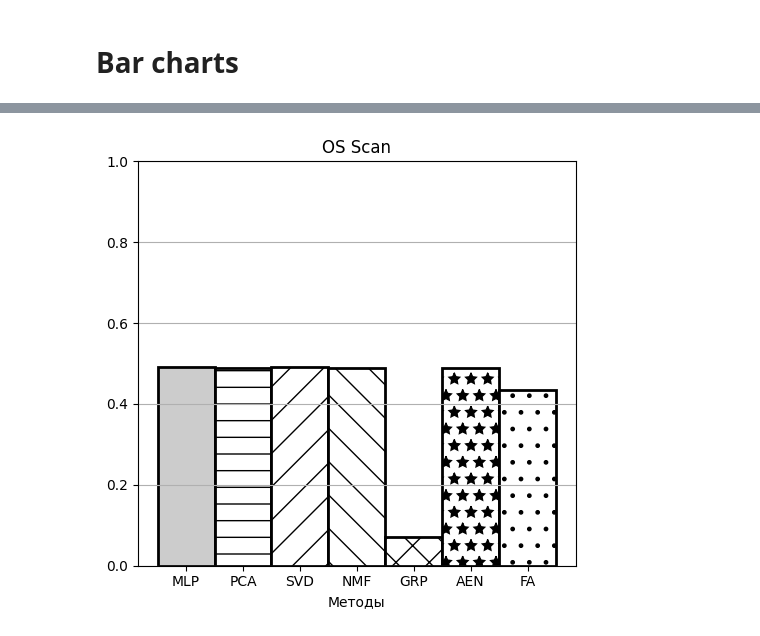
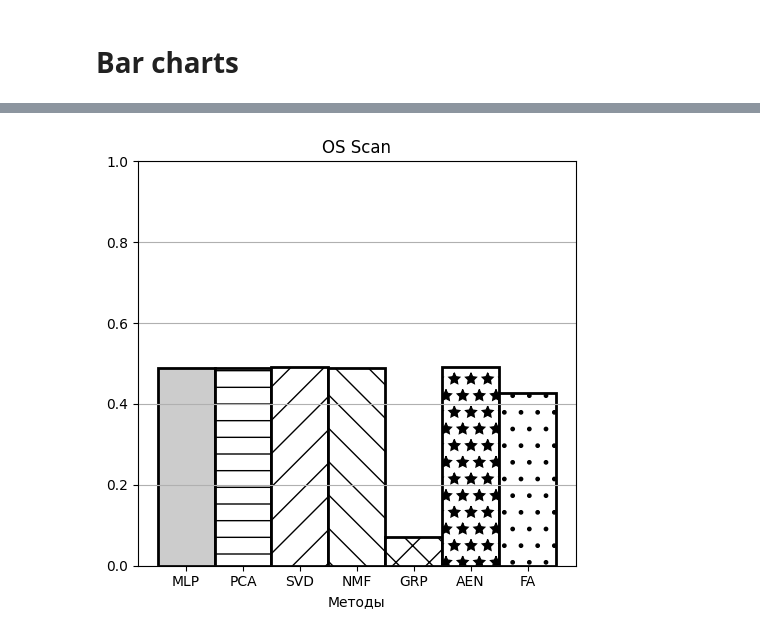
Before and after one commit to av-troshin77/computer_network_anomaly, a Jupyter notebook: Bar_charts.ipynb, the cells around one changed output, grey strips where cells are left out. Cells and saved outputs as stored; diff of their text form; code cells hidden in the pictures.

Commit message:
Add results

```diff
--- a/Bar_charts.ipynb
+++ b/Bar_charts.ipynb
@@ -48,0 +31,16 @@ color_bar_plot(0)
+# %%
+AP_list = [MLP_AP, PCA_AP, SVD_AP, NMF_AP, GRP_AP, AEN_AP, FA_AP]
+AUC_list =[MLP_AUC, PCA_AUC, SVD_AUC, NMF_AUC, GRP_AUC, AEN_AUC, FA_AUC]
+# %%
+# create data dictionaries
+AP = dict()
+AUC = dict()
+i=0
+for m in methods:
+    AP[m]=dict(zip(attacks,AP_list[i]))
+    AUC[m]=dict(zip(attacks,AUC_list[i]))
+    i=i+1
+# %%
+results = dict()
+results['AP']=AP
+results['AUC']=AUC
@@ -49,18 +83,18 @@ color_bar_plot(0)
 # %%
 # plot black-white bars
-def black_white_bar_plot(i):
+def black_white_bar_plot(attack='ARP MitM', metric='AUC'):
     # i - attack number
     x = 0 # start position
     width = 0.1  # bar width
     fig, ax = plt.subplots(figsize=(5, 5))
-    rect1 = ax.bar(x-0.3, MLP[i], width, label='MLP', align='center', color='0.8', edgecolor='k', linewidth=2)
-    rect2 = ax.bar(x-0.2, PCA[i], width, label='PCA', align='center', color='w', edgecolor='k', linewidth=2, hatch='-')
-    rect3 = ax.bar(x-0.1, SVD[i], width, label='SVD', align='center', color='w', edgecolor='k', linewidth=2, hatch='/')
-    rect4 = ax.bar(x-0.0, NMF[i], width, label='NMF', align='center', color='w', edgecolor='k', linewidth=2, hatch='\\')
-    rect5 = ax.bar(x+0.1, GRP[i], width, label='GRP', align='center', color='w', edgecolor='k', linewidth=2, hatch='x')
-    rect6 = ax.bar(x+0.2, AEN[i], width, label='AEN', align='center', color='w', edgecolor='k', linewidth=2, hatch='*')
-    rect7 = ax.bar(x+0.3, FA[i],  width, label='FA',  align='center', color='w', edgecolor='k', linewidth=2, hatch='.')
-    ax.set_title(attacks[i])
+    rect1 = ax.bar(x-0.3, results[metric]['MLP'][attack], width, label='MLP', align='center', color='0.8', edgecolor='k', linewidth=2)
+    rect2 = ax.bar(x-0.2, results[metric]['PCA'][attack], width, label='PCA', align='center', color='w', edgecolor='k', linewidth=2, hatch='-')
+    rect3 = ax.bar(x-0.1, results[metric]['SVD'][attack], width, label='SVD', align='center', color='w', edgecolor='k', linewidth=2, hatch='/')
+    rect4 = ax.bar(x-0.0, results[metric]['NMF'][attack], width, label='NMF', align='center', color='w', edgecolor='k', linewidth=2, hatch='\\')
+    rect5 = ax.bar(x+0.1, results[metric]['GRP'][attack], width, label='GRP', align='center', color='w', edgecolor='k', linewidth=2, hatch='x')
+    rect6 = ax.bar(x+0.2, results[metric]['AEN'][attack], width, label='AEN', align='center', color='w', edgecolor='k', linewidth=2, hatch='*')
+    rect7 = ax.bar(x+0.3, results[metric]['FA'][attack],  width, label='FA',  align='center', color='w', edgecolor='k', linewidth=2, hatch='.')
+    ax.set_title(attack)
     ax.set_xlabel('Методы')
     ax.set_xticks(list(np.linspace(-0.3, 0.3, num=len(methods))))
     ax.set_xticklabels(methods)
@@ -72,6 +106,6 @@ def black_white_bar_plot(i):
     #fig.savefig('MAE_bars_colors1.png')
     plt.show()
 # %%
-black_white_bar_plot(3)
+black_white_bar_plot(attack='OS Scan', metric='AP')
 # %% [output]
-[figure, old version]
+[figure, new version]
```
Also changed, not shown: parts of 9 cells of this notebook, 6 other files.
